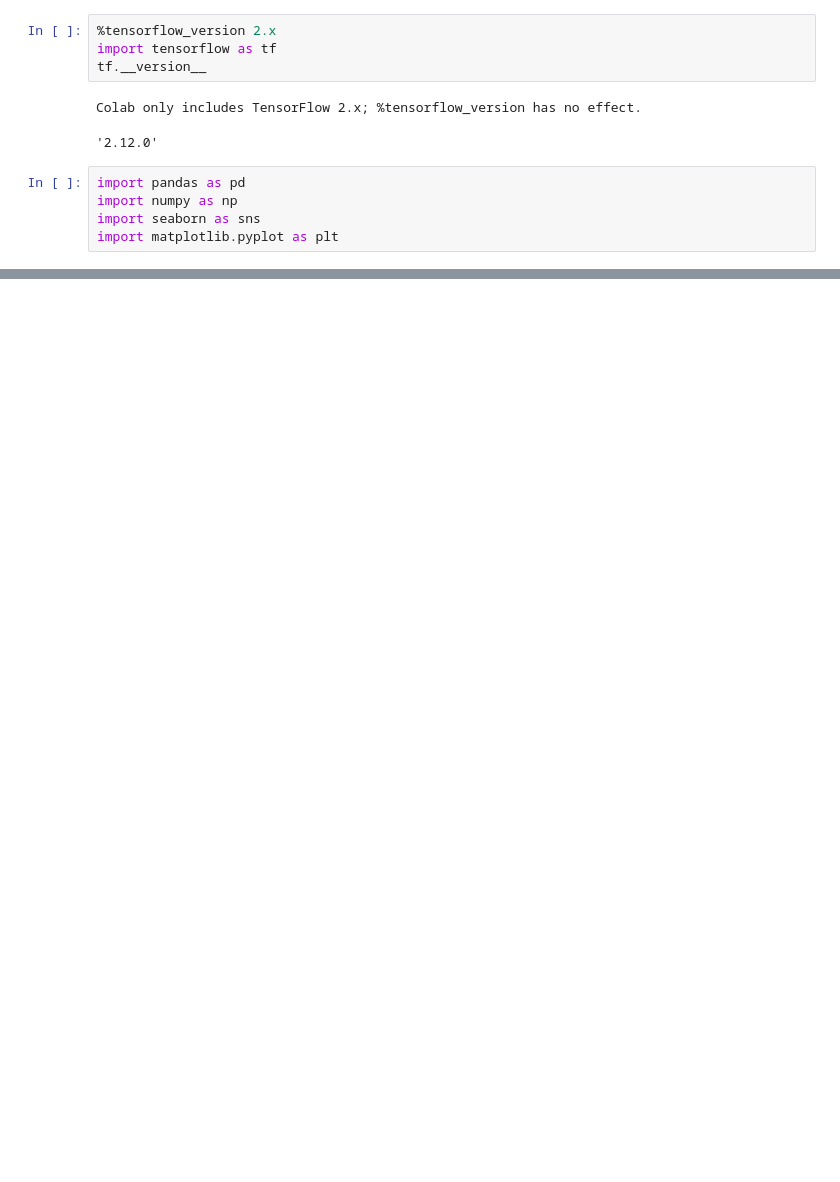
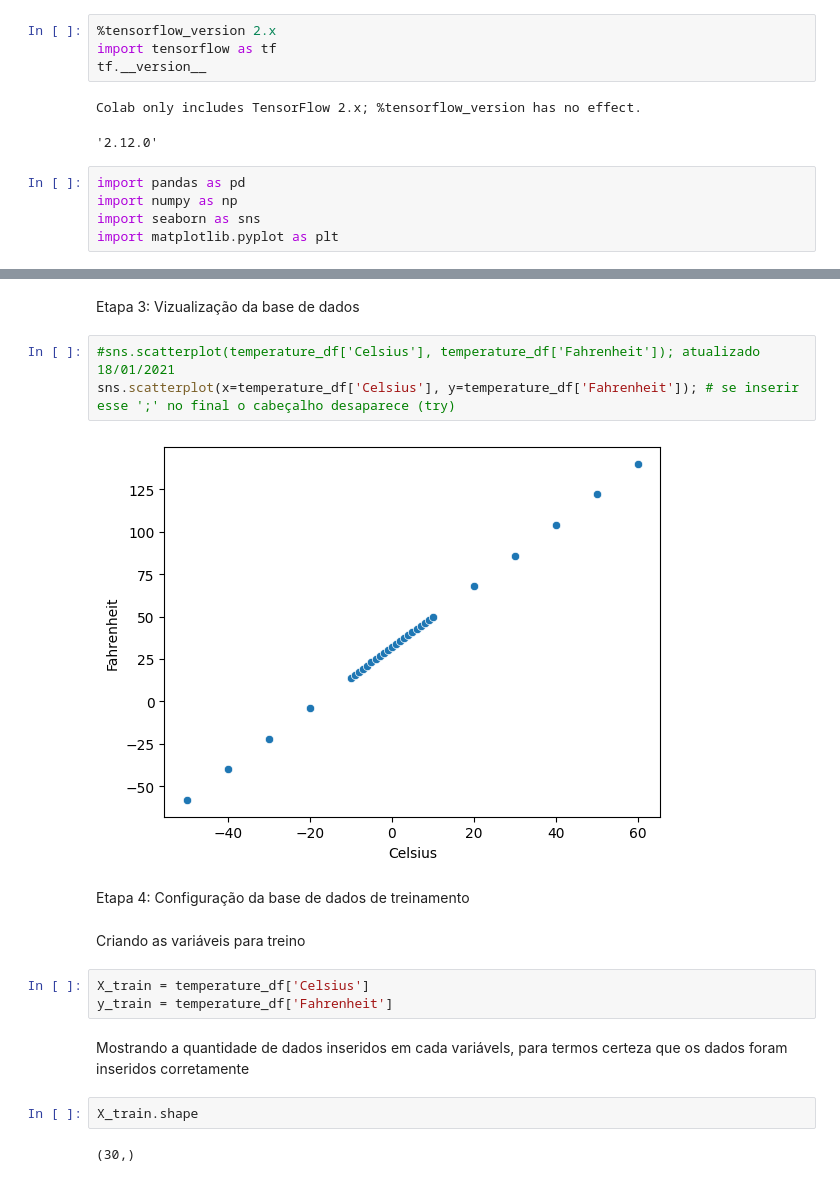
Before and after one commit to cvs2010/Data-Science-Projects, a Jupyter notebook: udemydeeplearning.ipynb, the cells around one changed output, grey strips where cells are left out. Drawn from its saved outputs; the diff is of its cells as text; blank space fills up the shorter version.

```diff
--- a/udemydeeplearning.ipynb
+++ b/udemydeeplearning.ipynb
@@ -131,0 +221,21 @@ FileNotFoundError: ignored
+# %% [markdown]
+Etapa 3: Vizualização da base de dados
+# %%
+#sns.scatterplot(temperature_df['Celsius'], temperature_df['Fahrenheit']); atualizado 18/01/2021
+sns.scatterplot(x=temperature_df['Celsius'], y=temperature_df['Fahrenheit']); # se inserir esse ';' no final o cabeçalho desaparece (try)
+# %% [output]
+[figure, added]
+# %% [markdown]
+Etapa 4: Configuração da base de dados de treinamento
+# %% [markdown]
+Criando as variáveis para treino
+# %%
+X_train = temperature_df['Celsius']
+y_train = temperature_df['Fahrenheit']
+# %% [markdown]
+Mostrando a quantidade de dados inseridos em cada variávels,
+para termos certeza que os dados foram inseridos corretamente
+# %%
+X_train.shape
+# %% [output]
+(30,)
```
Also changed, not shown: parts of 31 cells of this notebook.
